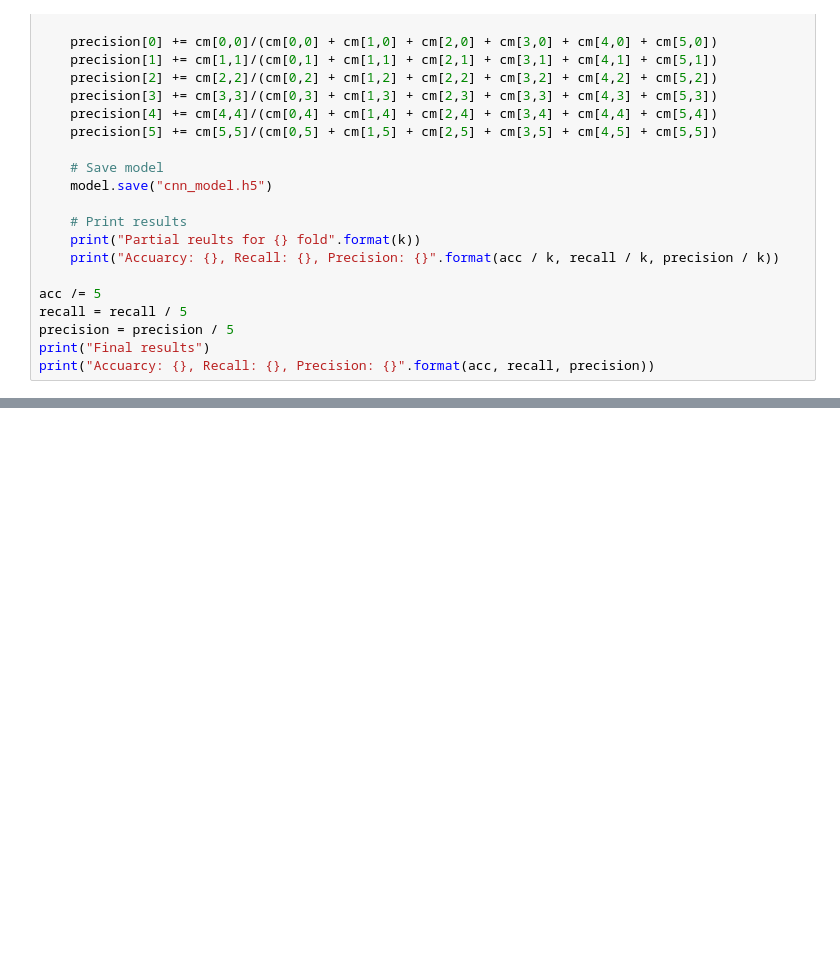
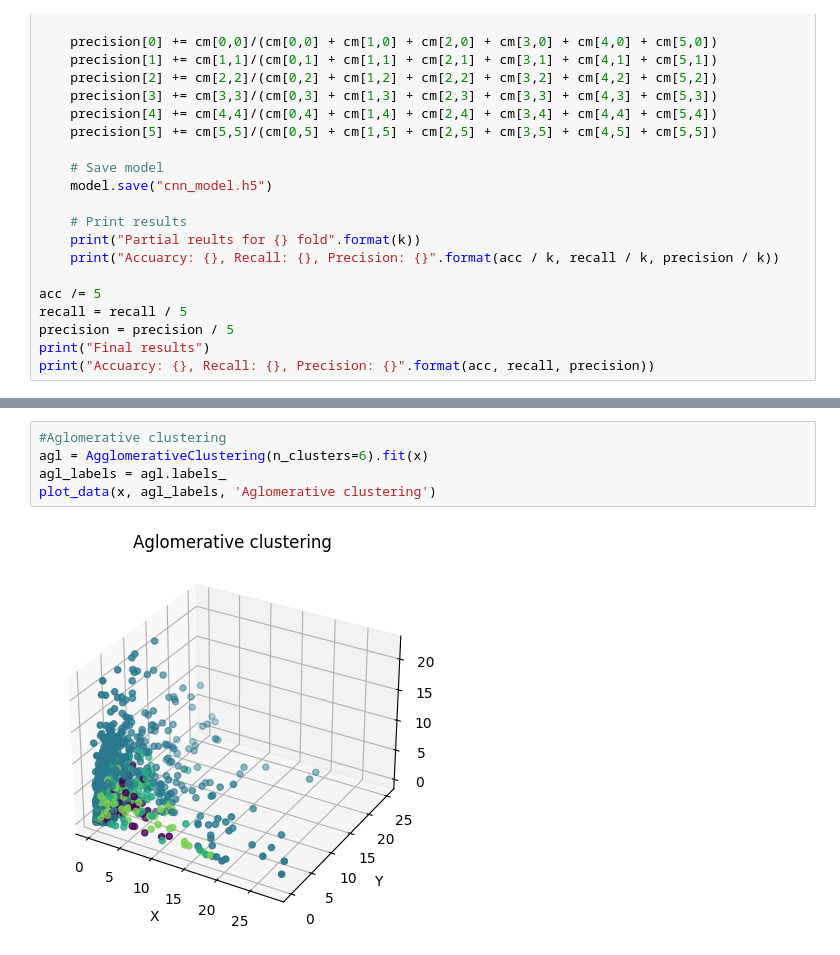
Before and after one commit to huguintoch/biome-ml-classifier, a Jupyter notebook: image_classifiers.ipynb, the cells around one changed output, grey strips where cells are left out. Drawn from its saved outputs; the diff is of its cells as text; blank space fills up the shorter version.

```diff
--- a/image_classifiers.ipynb
+++ b/image_classifiers.ipynb
@@ -270,0 +308,7 @@ print("Accuarcy: {}, Recall: {}, Precision: {}".format(acc, recall, precision))
+# %%
+#Aglomerative clustering
+agl = AgglomerativeClustering(n_clusters=6).fit(x)
+agl_labels = agl.labels_
+plot_data(x, agl_labels, 'Aglomerative clustering')
+# %% [output]
+[figure, added]
```
Also changed, not shown: parts of 4 cells of this notebook.
